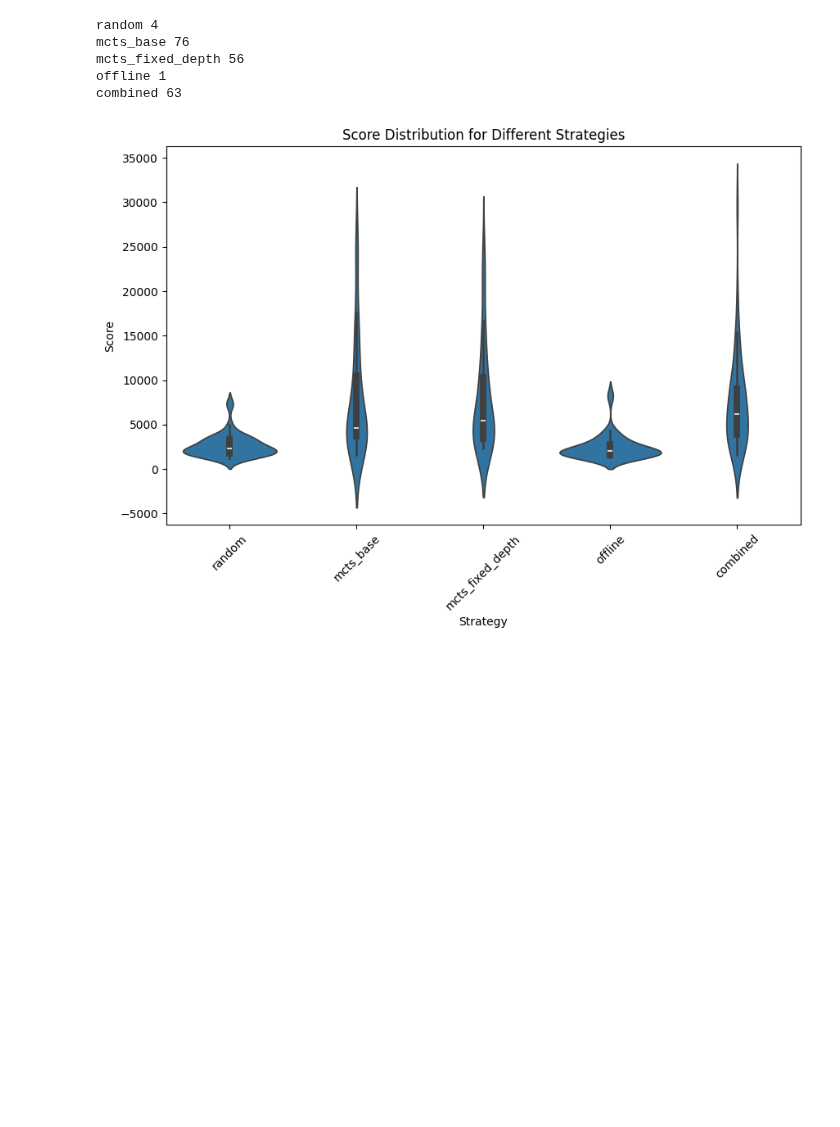
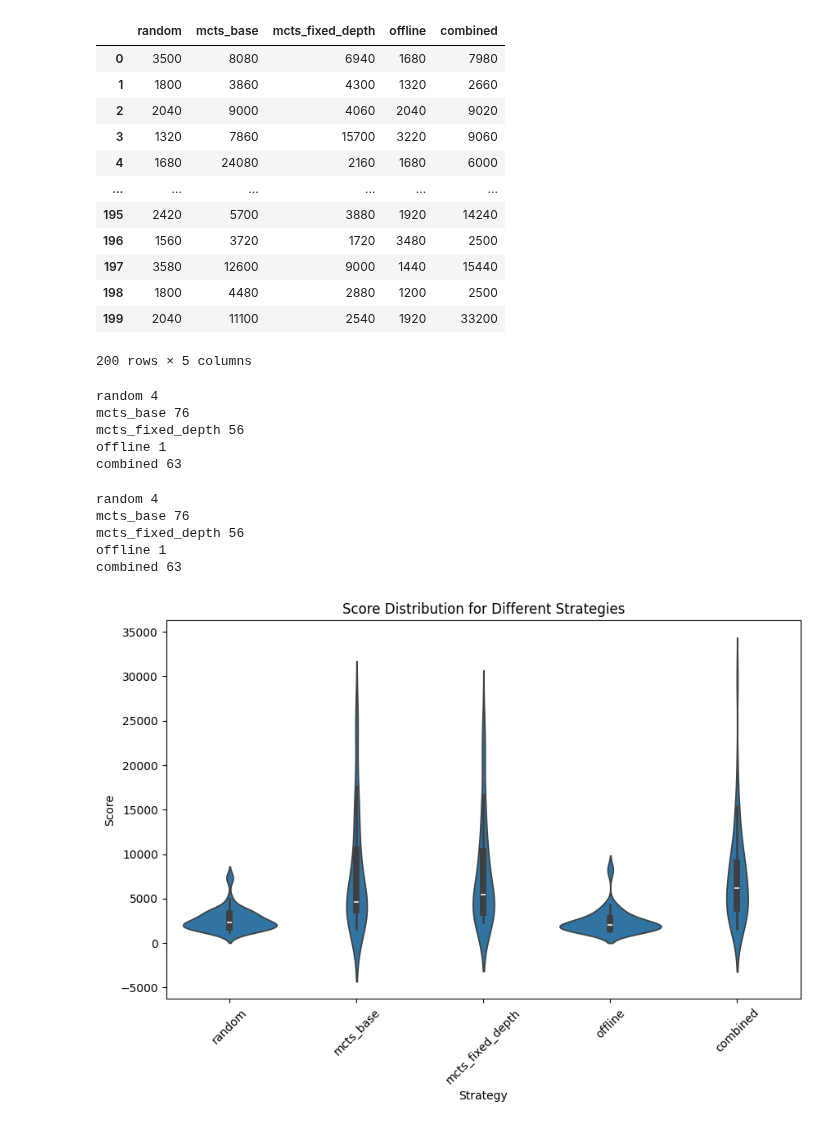
Before and after one commit to AlexisBnnft/CandyCrusher, a Jupyter notebook: Arena_Analysis.ipynb, the cells around one changed output. Cells and saved outputs as stored; diff of their text form; code cells hidden in the pictures; blank space fills up the shorter version.

```diff
--- a/Arena_Analysis.ipynb
+++ b/Arena_Analysis.ipynb
@@ -11,5 +12,20 @@ from viz import Viz
 The autoreload extension is already loaded. To reload it, use:
   %reload_ext autoreload
 # %%
-
-df = pd.read_csv('results_arena.csv')
+df = pd.read_csv('results_backup/results_arena.csv')
+# %%
+df
+# %% [output]
+|  | random | mcts_base | mcts_fixed_depth | offline | combined |
+| 0 | 3500 | 8080 | 6940 | 1680 | 7980 |
+| 1 | 1800 | 3860 | 4300 | 1320 | 2660 |
+| 2 | 2040 | 9000 | 4060 | 2040 | 9020 |
+| 3 | 1320 | 7860 | 15700 | 3220 | 9060 |
+| 4 | 1680 | 24080 | 2160 | 1680 | 6000 |
+| ... | ... | ... | ... | ... | ... |
+| 195 | 2420 | 5700 | 3880 | 1920 | 14240 |
+| 196 | 1560 | 3720 | 1720 | 3480 | 2500 |
+| 197 | 3580 | 12600 | 9000 | 1440 | 15440 |
+| 198 | 1800 | 4480 | 2880 | 1200 | 2500 |
+| 199 | 2040 | 11100 | 2540 | 1920 | 33200 |
+200 rows × 5 columns
@@ -27,6 +53,12 @@ for idx in df.index:
 # %%
 for col in df.columns:
     print(col, wins.count(col))
+# %% [output]
+random 4
+mcts_base 76
+mcts_fixed_depth 56
+offline 1
+combined 63
 # %%
 for col in df.columns:
     print(col, wins.count(col))
```
Also changed, not shown: parts of 2 cells of this notebook, 2 other files.
